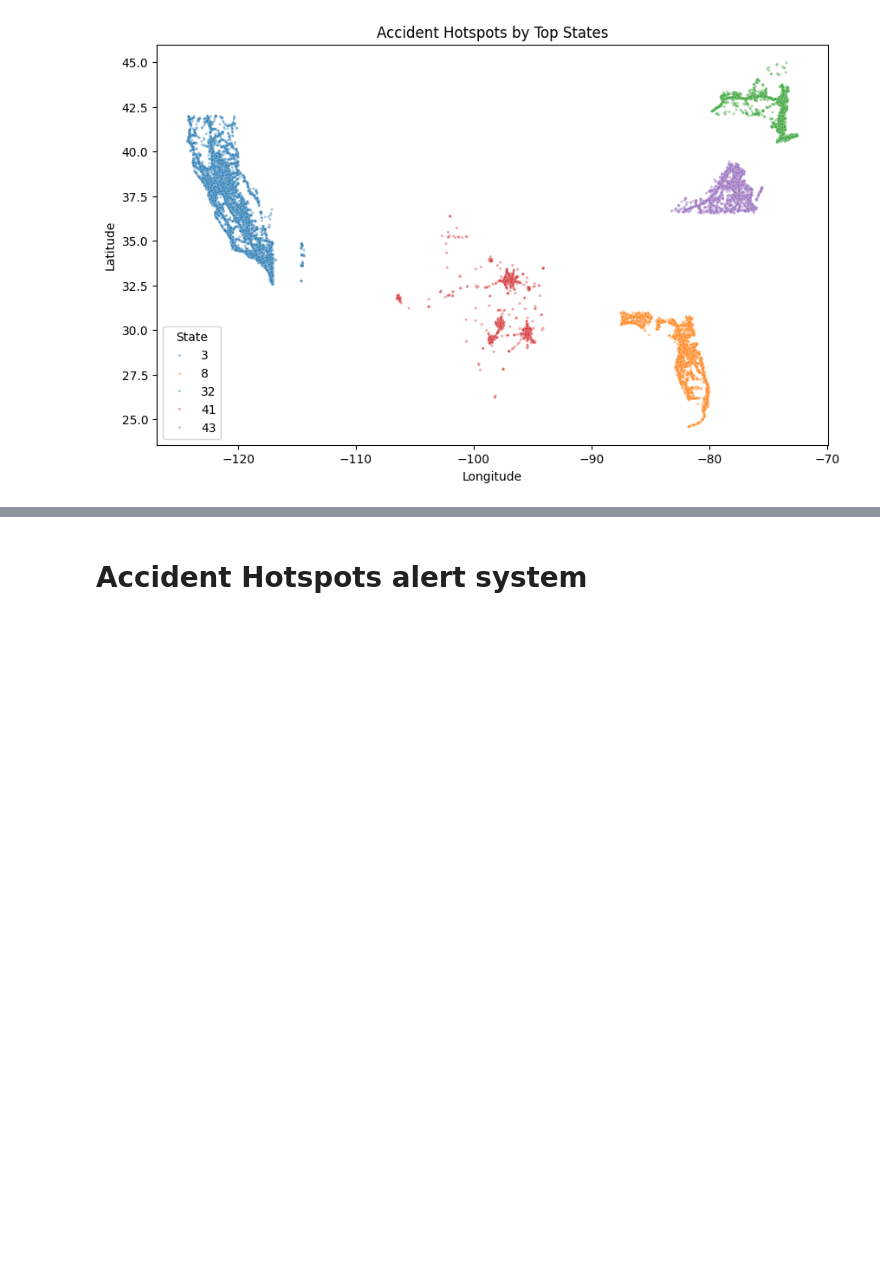
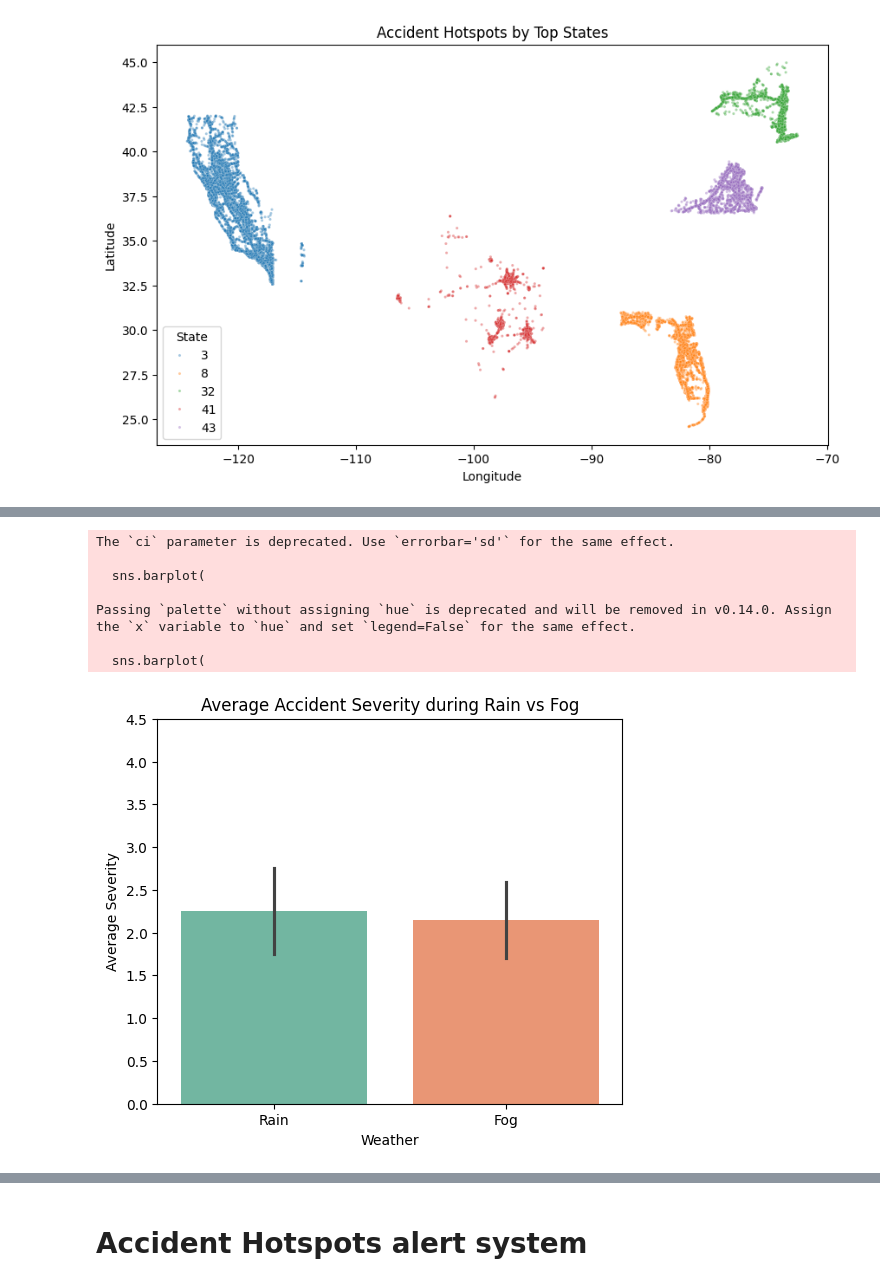
Before and after one commit to AkashSinghfeb21/RoadAccidentAnalysis, a Jupyter notebook: demo2.ipynb, the cells around one changed output, grey strips where cells are left out. Saved outputs shown, nothing was run; the diff lists cells and outputs as text; code cells hidden in the pictures; blank space fills up the shorter version.

```diff
--- a/demo2.ipynb
+++ b/demo2.ipynb
@@ -582,0 +630,47 @@ df.to_csv("cleanedAccident.csv",index=False)
+# %%
+# import pandas as pd
+# import seaborn as sns
+# import matplotlib.pyplot as plt
+
+# Load the columns you need
+df = pd.read_csv(
+    "USroadaccident/Us_Accidents.csv",
+    usecols=["Severity", "Weather_Condition"]
+)
+
+# Make sure Weather_Condition is treated as a string
+df["Weather_Condition"] = df["Weather_Condition"].astype(str)
+
+# Keep rows mentioning Rain or Fog
+mask = df["Weather_Condition"].str.contains("Rain|Fog", case=False, na=False)
+rain_fog = df.loc[mask].copy()
+
+# Simplify all variations into 2 groups
+def simplify_weather(w):
+    return "Rain" if "Rain" in w else "Fog"
+
+rain_fog["WeatherGroup"] = rain_fog["Weather_Condition"].apply(simplify_weather)
+
+# Bar plot of mean Severity
+plt.figure(figsize=(6, 5))
+sns.barplot(
+    data=rain_fog,
+    x="WeatherGroup",
+    y="Severity",
+    palette="Set2",
+    ci="sd"          # show SD as error bar
+)
+plt.title("Average Accident Severity during Rain vs Fog")
+plt.xlabel("Weather")
+plt.ylabel("Average Severity")
+plt.ylim(0, rain_fog["Severity"].max() + 0.5)
+plt.show()
+# %% [output]
+The `ci` parameter is deprecated. Use `errorbar='sd'` for the same effect.
+
+  sns.barplot(
+
+Passing `palette` without assigning `hue` is deprecated and will be removed in v0.14.0. Assign the `x` variable to `hue` and set `legend=False` for the same effect.
+
+  sns.barplot(
+[figure, added]
```
Also changed, not shown: parts of 5 cells of this notebook, 2 other files.
